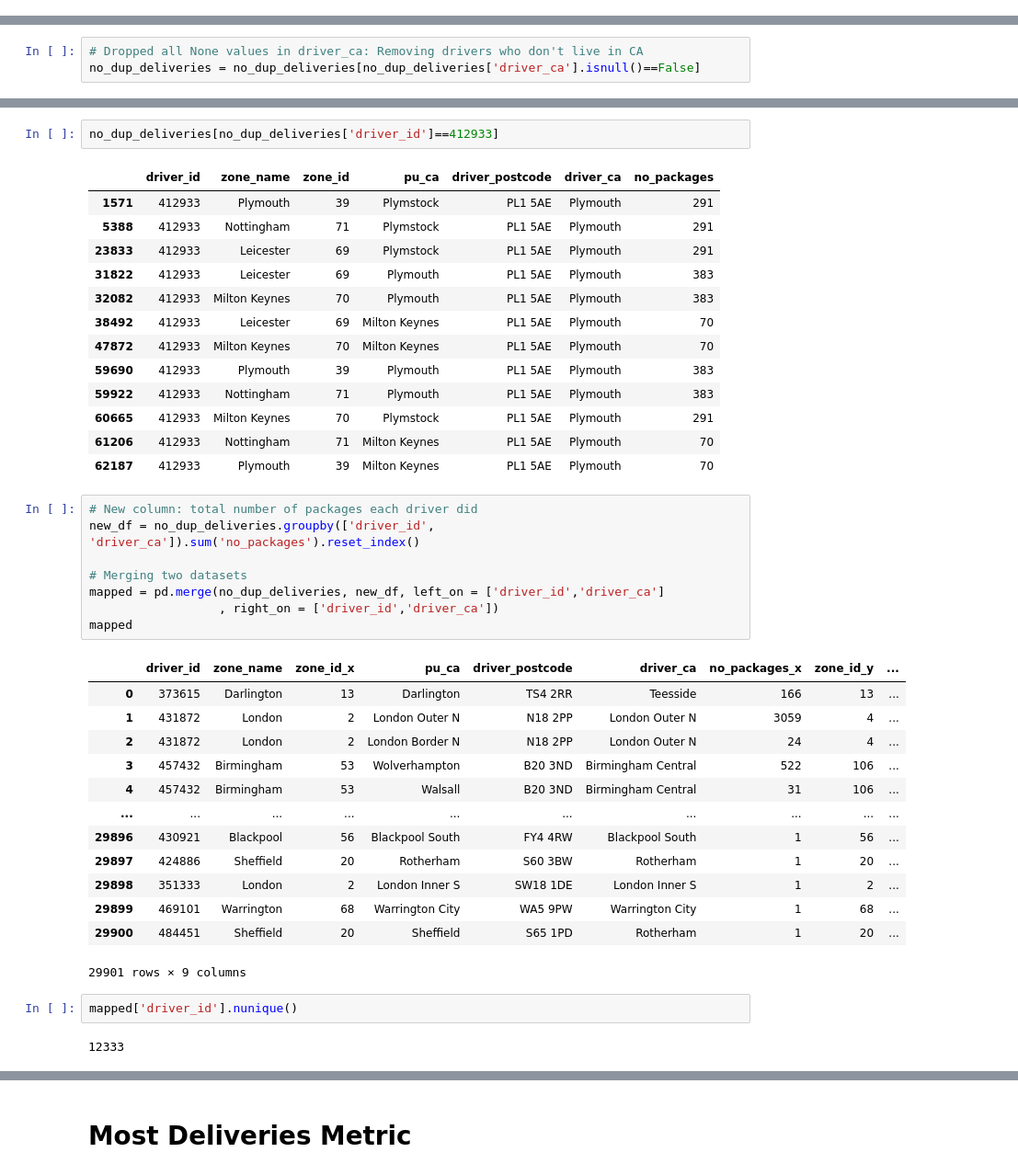
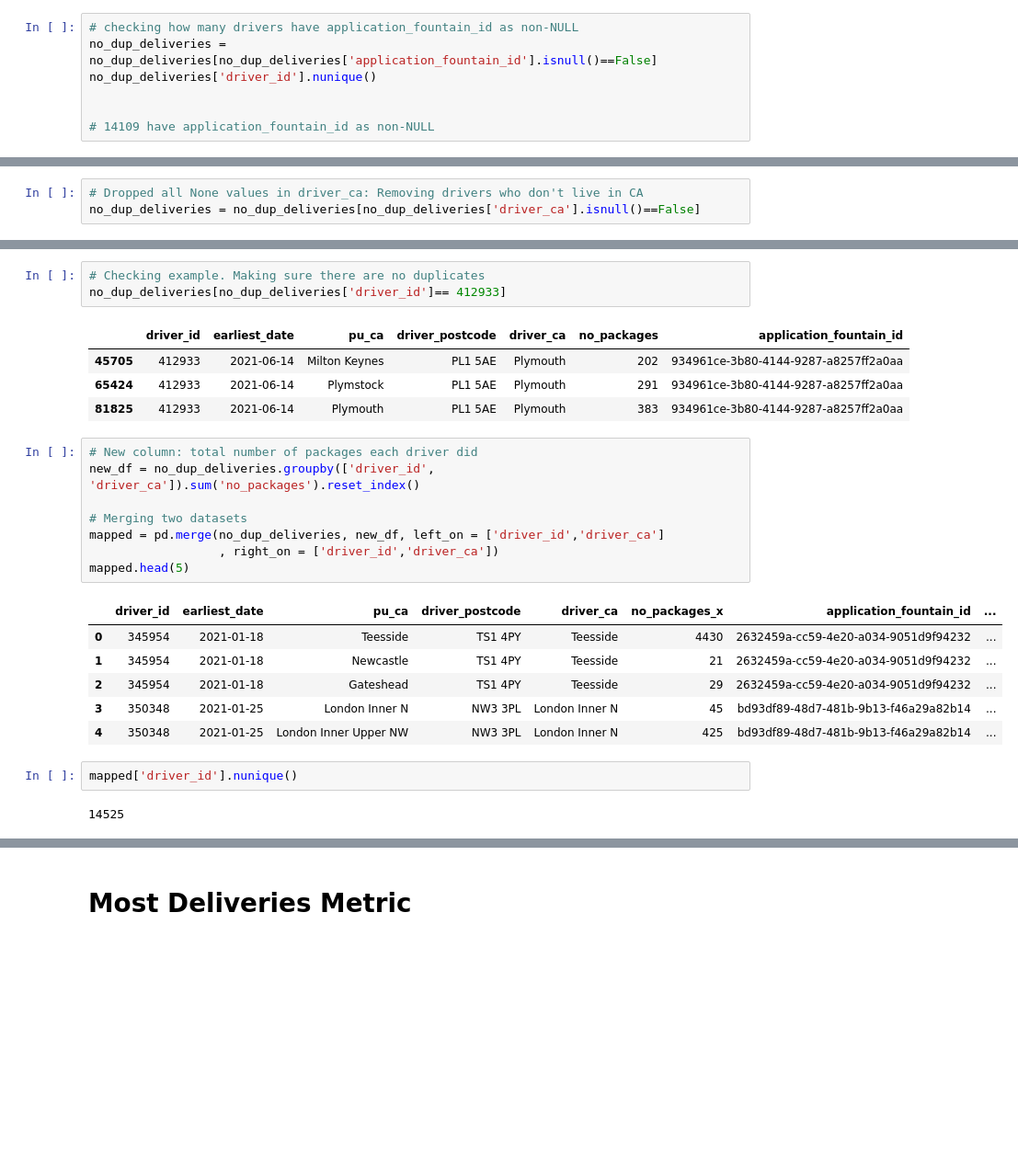
Before and after one commit to IlanaKov/catchment_model_analysis, a Jupyter notebook: Post_Code_mapping.ipynb, the cells around one changed output, grey strips where cells are left out. Shown at 92% size. Drawn from its saved outputs; the diff is of its cells as text; blank space fills up the shorter version.

```diff
--- a/Post_Code_mapping.ipynb
+++ b/Post_Code_mapping.ipynb
@@ -346,0 +253,7 @@ no_dup_deliveries['driver_id'].nunique()
+# %%
+# checking how many drivers have application_fountain_id as non-NULL
+no_dup_deliveries = no_dup_deliveries[no_dup_deliveries['application_fountain_id'].isnull()==False]
+no_dup_deliveries['driver_id'].nunique()
+
+
+# 14109 have application_fountain_id as non-NULL
@@ -438,43 +293,28 @@ no_dup_deliveries
-# %%
-no_dup_deliveries[no_dup_deliveries['driver_id']==412933]
-# %% [output]
-|  | driver_id | zone_name | zone_id | pu_ca | driver_postcode | driver_ca | no_packages |
-| 1571 | 412933 | Plymouth | 39 | Plymstock | PL1 5AE | Plymouth | 291 |
-| 5388 | 412933 | Nottingham | 71 | Plymstock | PL1 5AE | Plymouth | 291 |
-| 23833 | 412933 | Leicester | 69 | Plymstock | PL1 5AE | Plymouth | 291 |
-| 31822 | 412933 | Leicester | 69 | Plymouth | PL1 5AE | Plymouth | 383 |
-| 32082 | 412933 | Milton Keynes | 70 | Plymouth | PL1 5AE | Plymouth | 383 |
-| 38492 | 412933 | Leicester | 69 | Milton Keynes | PL1 5AE | Plymouth | 70 |
-| 47872 | 412933 | Milton Keynes | 70 | Milton Keynes | PL1 5AE | Plymouth | 70 |
-| 59690 | 412933 | Plymouth | 39 | Plymouth | PL1 5AE | Plymouth | 383 |
-| 59922 | 412933 | Nottingham | 71 | Plymouth | PL1 5AE | Plymouth | 383 |
-| 60665 | 412933 | Milton Keynes | 70 | Plymstock | PL1 5AE | Plymouth | 291 |
-| 61206 | 412933 | Nottingham | 71 | Milton Keynes | PL1 5AE | Plymouth | 70 |
-| 62187 | 412933 | Plymouth | 39 | Milton Keynes | PL1 5AE | Plymouth | 70 |
+# %%
+# Checking example. Making sure there are no duplicates
+no_dup_deliveries[no_dup_deliveries['driver_id']== 412933]
+# %% [output]
+|  | driver_id | earliest_date | pu_ca | driver_postcode | driver_ca | no_packages | application_fountain_id |
+| 45705 | 412933 | 2021-06-14 | Milton Keynes | PL1 5AE | Plymouth | 202 | 934961ce-3b80-4144-9287-a8257ff2a0aa |
+| 65424 | 412933 | 2021-06-14 | Plymstock | PL1 5AE | Plymouth | 291 | 934961ce-3b80-4144-9287-a8257ff2a0aa |
+| 81825 | 412933 | 2021-06-14 | Plymouth | PL1 5AE | Plymouth | 383 | 934961ce-3b80-4144-9287-a8257ff2a0aa |
 # %%
 # New column: total number of packages each driver did
 new_df = no_dup_deliveries.groupby(['driver_id', 'driver_ca']).sum('no_packages').reset_index()
 
 # Merging two datasets
 mapped = pd.merge(no_dup_deliveries, new_df, left_on = ['driver_id','driver_ca']
                   , right_on = ['driver_id','driver_ca'])
-mapped
+mapped.head(5)
 # %% [output]
-|  | driver_id | zone_name | zone_id_x | pu_ca | driver_postcode | driver_ca | no_packages_x | zone_id_y | ... |
-| 0 | 373615 | Darlington | 13 | Darlington | TS4 2RR | Teesside | 166 | 13 | ... |
-| 1 | 431872 | London | 2 | London Outer N | N18 2PP | London Outer N | 3059 | 4 | ... |
-| 2 | 431872 | London | 2 | London Border N | N18 2PP | London Outer N | 24 | 4 | ... |
-| 3 | 457432 | Birmingham | 53 | Wolverhampton | B20 3ND | Birmingham Central | 522 | 106 | ... |
-| 4 | 457432 | Birmingham | 53 | Walsall | B20 3ND | Birmingham Central | 31 | 106 | ... |
-| ... | ... | ... | ... | ... | ... | ... | ... | ... | ... |
-| 29896 | 430921 | Blackpool | 56 | Blackpool South | FY4 4RW | Blackpool South | 1 | 56 | ... |
-| 29897 | 424886 | Sheffield | 20 | Rotherham | S60 3BW | Rotherham | 1 | 20 | ... |
-| 29898 | 351333 | London | 2 | London Inner S | SW18 1DE | London Inner S | 1 | 2 | ... |
-| 29899 | 469101 | Warrington | 68 | Warrington City | WA5 9PW | Warrington City | 1 | 68 | ... |
-| 29900 | 484451 | Sheffield | 20 | Sheffield | S65 1PD | Rotherham | 1 | 20 | ... |
+|  | driver_id | earliest_date | pu_ca | driver_postcode | driver_ca | no_packages_x | application_fountain_id | ... |
+| 0 | 345954 | 2021-01-18 | Teesside | TS1 4PY | Teesside | 4430 | 2632459a-cc59-4e20-a034-9051d9f94232 | ... |
+| 1 | 345954 | 2021-01-18 | Newcastle | TS1 4PY | Teesside | 21 | 2632459a-cc59-4e20-a034-9051d9f94232 | ... |
+| 2 | 345954 | 2021-01-18 | Gateshead | TS1 4PY | Teesside | 29 | 2632459a-cc59-4e20-a034-9051d9f94232 | ... |
+| 3 | 350348 | 2021-01-25 | London Inner N | NW3 3PL | London Inner N | 45 | bd93df89-48d7-481b-9b13-f46a29a82b14 | ... |
+| 4 | 350348 | 2021-01-25 | London Inner Upper NW | NW3 3PL | London Inner N | 425 | bd93df89-48d7-481b-9b13-f46a29a82b14 | ... |
-29901 rows × 9 columns
 # %%
 mapped['driver_id'].nunique()
 # %% [output]
-12333
+14525
 # %%
```
Also changed, not shown: parts of 92 cells of this notebook, 3 other files.
